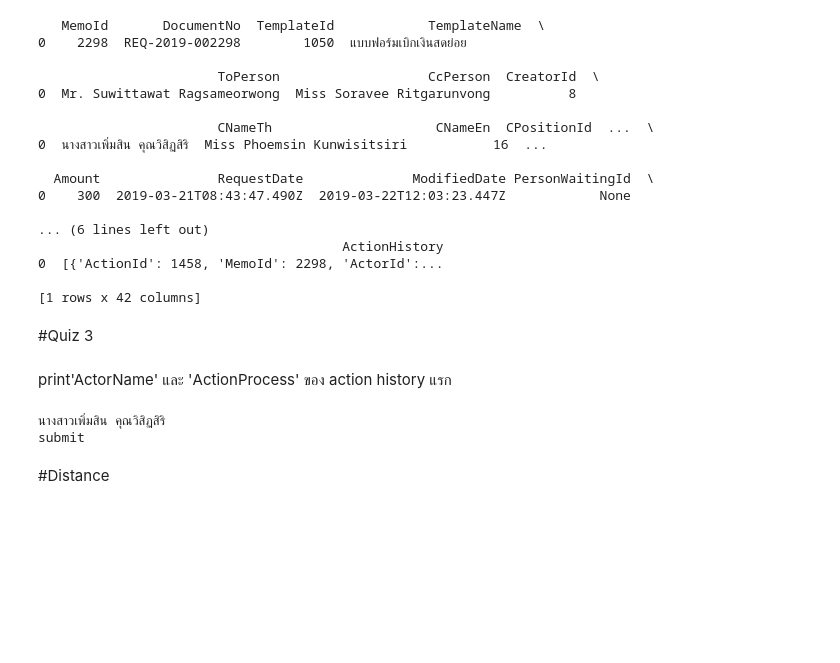
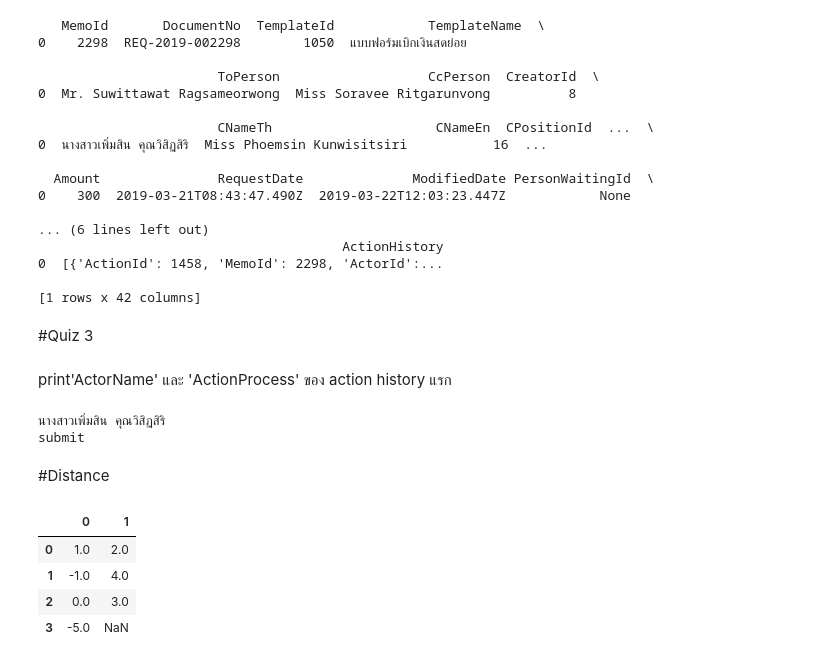
Before and after one commit to pingping-0606/bsc_dpdm24, a Jupyter notebook: Chapter_2_Understanding_Data.ipynb, the cells around one changed output. Saved outputs shown, nothing was run; the diff lists cells and outputs as text; code cells hidden in the pictures; blank space fills up the shorter version.

```diff
--- a/Chapter_2_Understanding_Data.ipynb
+++ b/Chapter_2_Understanding_Data.ipynb
@@ -315,3 +315,14 @@ print(json_2298['ActionHistory'][0]['ActionProcess'])
 submit
 # %% [markdown]
 #Distance
+# %%
+import pandas as pd
+data = [[1,2],[-1,4],[0,3],[-3.-2]]
+df = pd.DataFrame(data)
+df
+# %% [output]
+|  | 0 | 1 |
+| 0 | 1.0 | 2.0 |
+| 1 | -1.0 | 4.0 |
+| 2 | 0.0 | 3.0 |
+| 3 | -5.0 | NaN |
```
Also changed, not shown: parts of 7 cells of this notebook.
